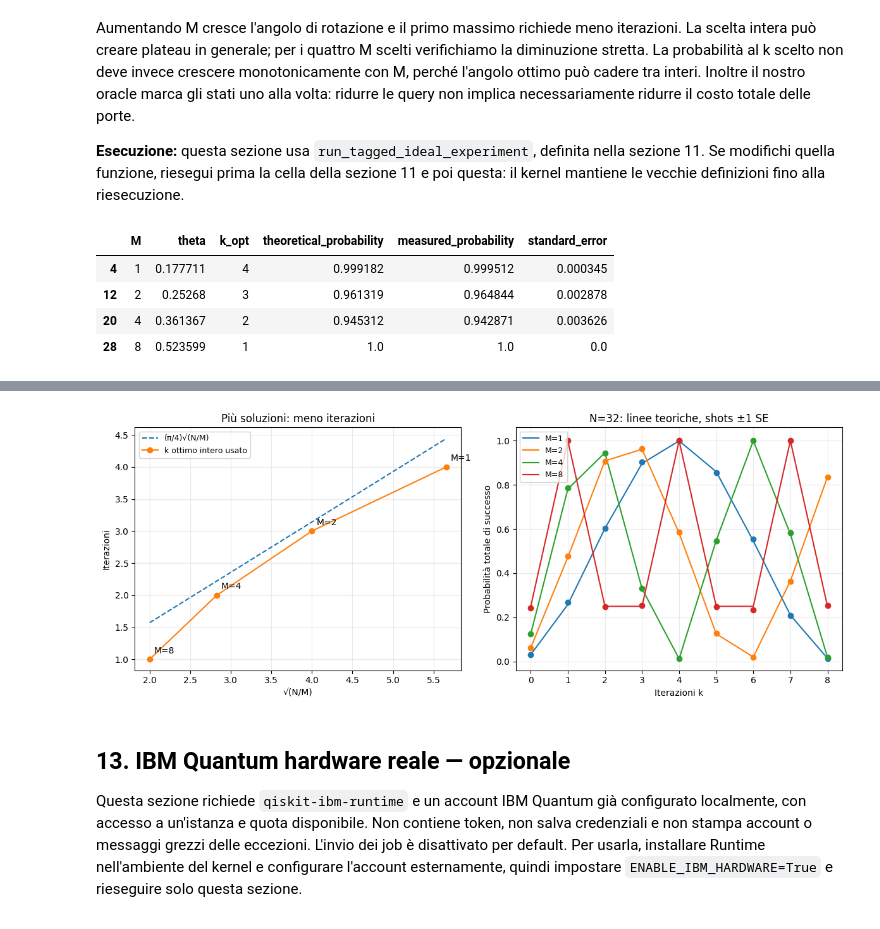
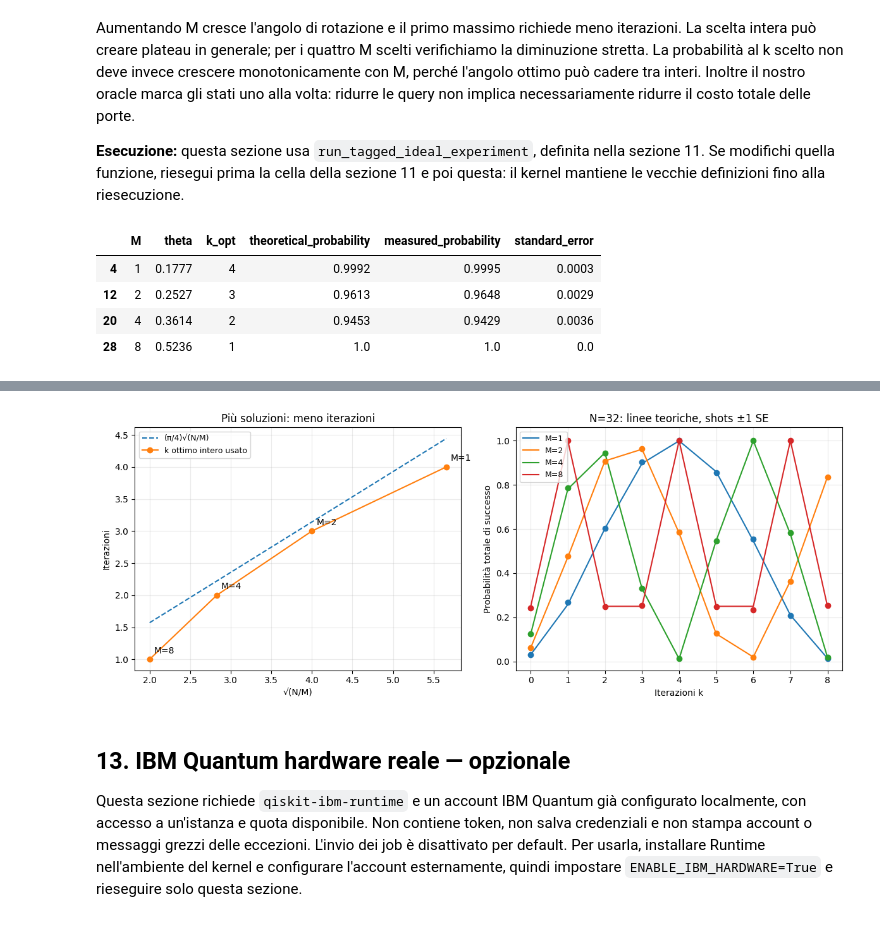
Before and after one commit to Pier2690/QuantumComputing, a Jupyter notebook: Grover.ipynb, the cells around one changed output, grey strips where cells are left out. Drawn from its saved outputs; the diff is of its cells as text; code cells hidden in the pictures.

```diff
--- a/Grover.ipynb
+++ b/Grover.ipynb
@@ -1060,92 +1060,59 @@ uno alla volta: ridurre le query non implica necessariamente ridurre il costo to
 **Esecuzione:** questa sezione usa `run_tagged_ideal_experiment`, definita nella sezione 11.
 Se modifichi quella funzione, riesegui prima la cella della sezione 11 e poi questa: il kernel mantiene le vecchie definizioni fino alla riesecuzione.
 # %%
-def deterministic_marked_states(n_qubits, M):
-    """Insiemi annidati senza duplicati, nell'ordine Qiskit q[n-1]...q[0]."""
-    if isinstance(n_qubits, bool) or not isinstance(n_qubits, int) or n_qubits < 1:
-        raise ValueError("n_qubits deve essere un intero positivo.")
-    if isinstance(M, bool) or not isinstance(M, int) or not 1 <= M <= 2 ** n_qubits:
-        raise ValueError("M deve essere un intero tra 1 e 2**n_qubits.")
-    states = tuple(format((1 + 7*i) % (2 ** n_qubits), f"0{n_qubits}b") for i in range(M))
-    validate_problem(n_qubits, states)
-    return states
+MULTI_N = 5
+M_VALUES = (1, 2, 4, 8)
+
+marked_pool = ["00001", "01000", "01111", "10110",
+               "11101", "00100", "01011", "10010"]
+
+multi_rows = []
+for M in M_VALUES:
+    marked = marked_pool[:M]
+    for k in range(9):
+        seed = RANDOM_SEED + 10000 + 100 * M + k
+        result = run_tagged_ideal_experiment(
+            MULTI_N, marked, k, SHOTS_DEFAULT, seed, "multiple_solutions"
+        )
+        multi_rows.append(result)
+
+multiple_solutions_df = pd.DataFrame(multi_rows, columns=RESULT_DTYPES).astype(RESULT_DTYPES)
+results_df = pd.concat([
+    results_df[results_df.experiment_group != "multiple_solutions"],
+    multiple_solutions_df,
+], ignore_index=True).astype(RESULT_DTYPES)
 
 
-MULTI_N = 5
-M_VALUES = (1, 2, 4, 8)
-multi_rows = []
-for M in M_VALUES:
-    marked = deterministic_marked_states(MULTI_N, M)
-    assert len(marked) == len(set(marked)) == M
-    assert marked == deterministic_marked_states(MULTI_N, M)
-    theta = grover_theta(32, M)
-    np.testing.assert_allclose(np.sin(theta)**2, M/32, atol=ATOL, rtol=0)
-    for k in range(9):
-        state = Statevector.from_instruction(build_grover_circuit(MULTI_N, marked, k, False))
-        expected = np.full(32, np.cos((2*k+1)*theta) / np.sqrt(32-M), dtype=complex)
-        expected[[int(w, 2) for w in marked]] = np.sin((2*k+1)*theta) / np.sqrt(M)
-        np.testing.assert_allclose(state.data, expected, atol=ATOL, rtol=0)
-        np.testing.assert_allclose(success_probability(state.probabilities_dict(), marked),
-                                   theoretical_success_probability(32, M, k), atol=ATOL, rtol=0)
-        multi_rows.append(run_tagged_ideal_experiment(MULTI_N, marked, k, SHOTS_DEFAULT,
-                          RANDOM_SEED + 10000 + 100*M + k, "multiple_solutions"))
-multiple_solutions_df = pd.DataFrame(multi_rows, columns=RESULT_DTYPES).astype(RESULT_DTYPES)
-results_df = pd.concat([results_df[results_df.experiment_group != "multiple_solutions"], multiple_solutions_df],
-                       ignore_index=True).astype(RESULT_DTYPES)
-multiple_summary_df = multiple_solutions_df[multiple_solutions_df.k == multiple_solutions_df.k_opt][
-    ["M", "theta", "k_opt", "theoretical_probability", "success_probability", "standard_error"]
-].sort_values("M").rename(columns={"success_probability": "measured_probability"})
-assert len(multiple_summary_df) == len(M_VALUES)
-assert np.all(np.diff(multiple_summary_df.k_opt.to_numpy(dtype=int)) < 0)
-assert multiple_summary_df.k_opt.to_list() == [4, 3, 2, 1]
-np.testing.assert_allclose(theoretical_success_probability(32, 8, 1), 1, atol=ATOL, rtol=0)
-for M in M_VALUES:
-    np.testing.assert_allclose(theoretical_success_probability(32, M, 0), M/32, atol=ATOL, rtol=0)
-assert len(deterministic_marked_states(5, 32)) == 32
-assert set(deterministic_marked_states(5, 4)) <= set(deterministic_marked_states(5, 8))
-for args in ((0, 1), (5, 0), (5, 33), (5, True)):
-    try:
-        deterministic_marked_states(*args)
-    except ValueError:
-        pass
-    else:
-        raise AssertionError("Input non valido accettato.")
-display(multiple_summary_df)
-
-new_ideal = pd.concat([scaling_df, multiple_solutions_df], ignore_index=True)
-threshold = np.sqrt(np.log(2 * len(new_ideal) / 1e-6) / (2*SHOTS_DEFAULT))
-assert ((new_ideal.success_probability - new_ideal.theoretical_probability).abs() <= threshold).all()
-assert (new_ideal["mode"] == "ideal_shots").all() and (new_ideal.p2 == 0).all()
-assert len(results_df) == 66 + len(noisy_results_df)
-assert len(results_df[results_df["mode"] == "noisy"]) == len(noisy_results_df)
-assert not results_df.duplicated(["experiment_group", "backend", "n", "M", "k", "p2", "seed"]).any()
-print(f"Nuove esecuzioni ideali: {len(new_ideal)}; errore massimo da teoria: "
-      f"{(new_ideal.success_probability-new_ideal.theoretical_probability).abs().max():.6f}")
+multiple_summary_df = multiple_solutions_df[
+    multiple_solutions_df.k == multiple_solutions_df.k_opt
+][["M", "theta", "k_opt", "theoretical_probability", "success_probability", "standard_error"]]
+multiple_summary_df = multiple_summary_df.rename(columns={"success_probability": "measured_probability"})
+display(multiple_summary_df.round(4))
 
 fig, axes = plt.subplots(1, 2, figsize=(12, 4.8))
 x_values = np.sqrt(32 / multiple_summary_df.M.to_numpy(dtype=float))
 order = np.argsort(x_values)
 axes[0].plot(x_values[order], np.pi/4 * x_values[order], "--", label="(π/4)√(N/M)")
 axes[0].plot(x_values, multiple_summary_df.k_opt, "o-", label="k ottimo intero usato")
 for x, row in zip(x_values, multiple_summary_df.itertuples()):
     axes[0].annotate(f"M={row.M}", (x, row.k_opt), xytext=(5, 7), textcoords="offset points")
 axes[0].set(xlabel="√(N/M)", ylabel="Iterazioni", title="Più soluzioni: meno iterazioni")
 for M, group in multiple_solutions_df.groupby("M"):
     group = group.sort_values("k")
     line, = axes[1].plot(group.k, group.theoretical_probability, label=f"M={M}")
     axes[1].errorbar(group.k.to_numpy(dtype=float), group.success_probability.to_numpy(dtype=float),
                      yerr=group.standard_error.to_numpy(dtype=float), fmt="o", capsize=2, color=line.get_color())
 axes[1].set(xlabel="Iterazioni k", ylabel="Probabilità totale di successo",
             title="N=32: linee teoriche, shots ±1 SE", xticks=range(9), ylim=(-.04, 1.06))
 for ax in axes:
     ax.grid(alpha=.25)
     ax.legend(fontsize=9)
 fig.tight_layout()
 display(fig)
 plt.close(fig)
 # %% [output]
 |  | M | theta | k_opt | theoretical_probability | measured_probability | standard_error |
-| 4 | 1 | 0.177711 | 4 | 0.999182 | 0.999512 | 0.000345 |
-| 12 | 2 | 0.25268 | 3 | 0.961319 | 0.964844 | 0.002878 |
-| 20 | 4 | 0.361367 | 2 | 0.945312 | 0.942871 | 0.003626 |
-| 28 | 8 | 0.523599 | 1 | 1.0 | 1.0 | 0.0 |
+| 4 | 1 | 0.1777 | 4 | 0.9992 | 0.9995 | 0.0003 |
+| 12 | 2 | 0.2527 | 3 | 0.9613 | 0.9648 | 0.0029 |
+| 20 | 4 | 0.3614 | 2 | 0.9453 | 0.9429 | 0.0036 |
+| 28 | 8 | 0.5236 | 1 | 1.0 | 1.0 | 0.0 |
```
Also changed, not shown: parts of 3 cells of this notebook.
